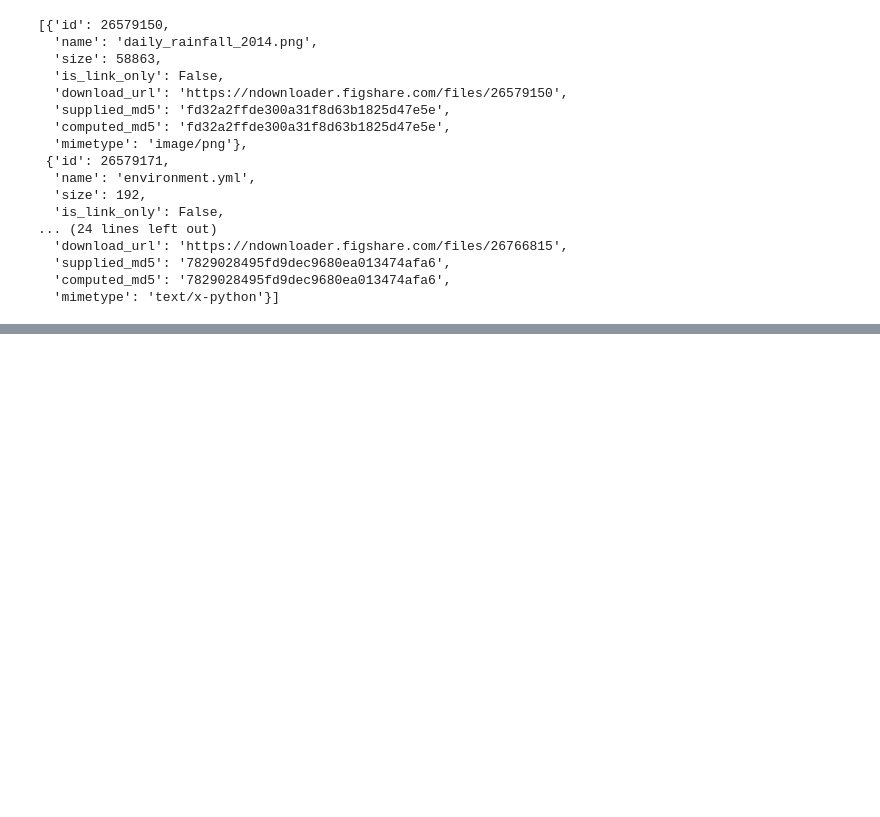
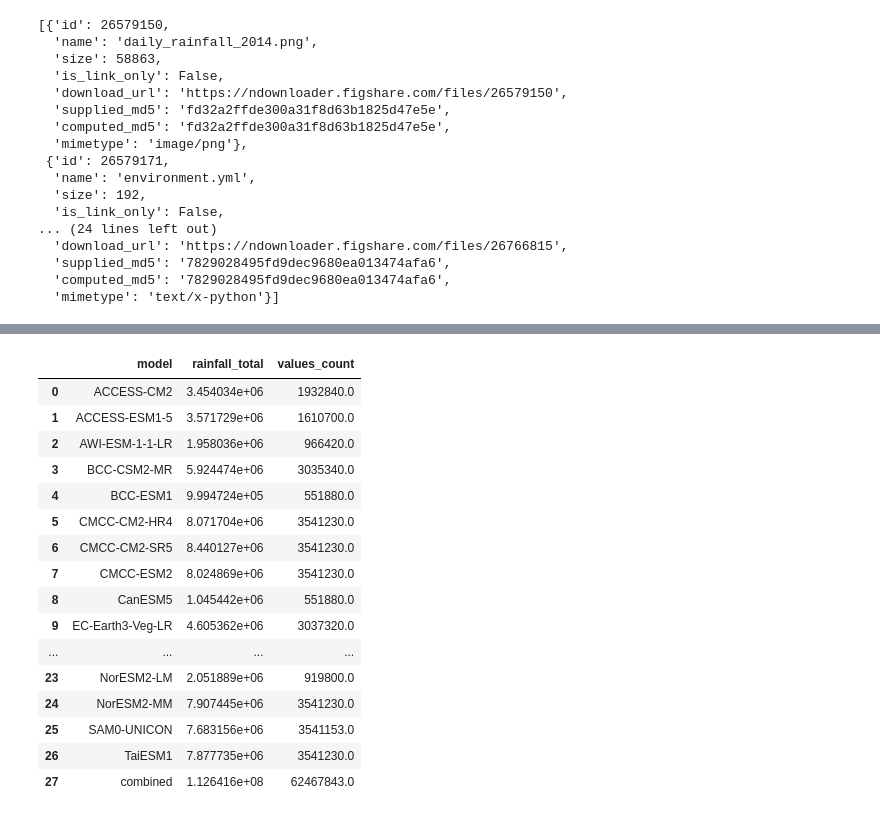
Before and after one commit to SimplyTim/rainfall-predictor, a Jupyter notebook: milestone_1.ipynb, the cells around one changed output, grey strips where cells are left out. Cells and saved outputs as stored; diff of their text form; code cells hidden in the pictures; blank space fills up the shorter version.

```diff
--- a/milestone_1.ipynb
+++ b/milestone_1.ipynb
@@ -49,0 +165,27 @@ files
+# %%
+eda_summary = pd.DataFrame({
+    "model": rainfall_total.index,
+    "rainfall_total": rainfall_total.values,
+    "values_count": value_counts.values
+    }
+)
+
+eda_summary
+# %% [output]
+|  | model | rainfall_total | values_count |
+| 0 | ACCESS-CM2 | 3.454034e+06 | 1932840.0 |
+| 1 | ACCESS-ESM1-5 | 3.571729e+06 | 1610700.0 |
+| 2 | AWI-ESM-1-1-LR | 1.958036e+06 | 966420.0 |
+| 3 | BCC-CSM2-MR | 5.924474e+06 | 3035340.0 |
+| 4 | BCC-ESM1 | 9.994724e+05 | 551880.0 |
+| 5 | CMCC-CM2-HR4 | 8.071704e+06 | 3541230.0 |
+| 6 | CMCC-CM2-SR5 | 8.440127e+06 | 3541230.0 |
+| 7 | CMCC-ESM2 | 8.024869e+06 | 3541230.0 |
+| 8 | CanESM5 | 1.045442e+06 | 551880.0 |
+| 9 | EC-Earth3-Veg-LR | 4.605362e+06 | 3037320.0 |
+| ... | ... | ... | ... |
+| 23 | NorESM2-LM | 2.051889e+06 | 919800.0 |
+| 24 | NorESM2-MM | 7.907445e+06 | 3541230.0 |
+| 25 | SAM0-UNICON | 7.683156e+06 | 3541153.0 |
+| 26 | TaiESM1 | 7.877735e+06 | 3541230.0 |
+| 27 | combined | 1.126416e+08 | 62467843.0 |
```
Also changed, not shown: parts of 15 cells of this notebook, 1 other file.
